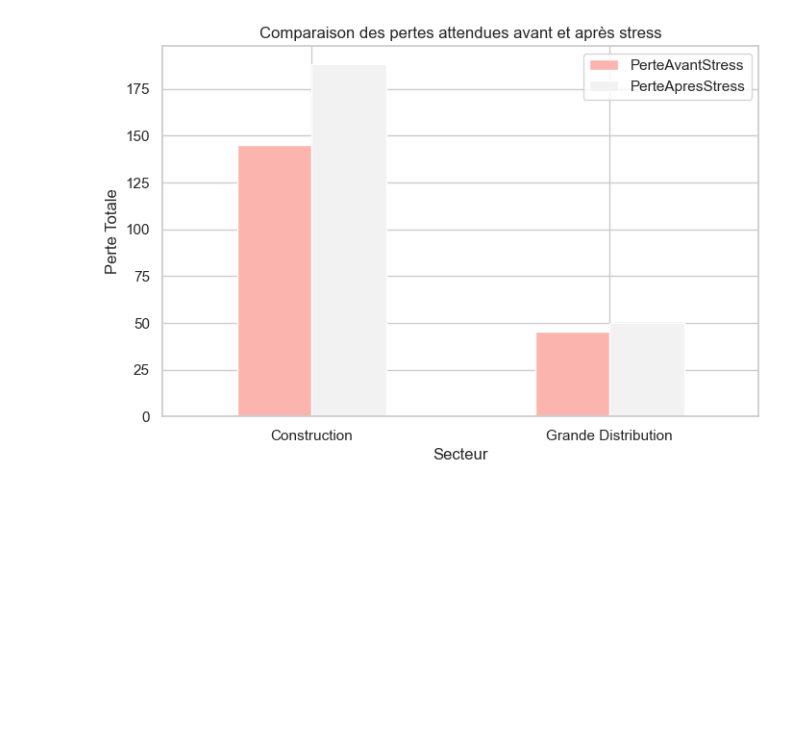
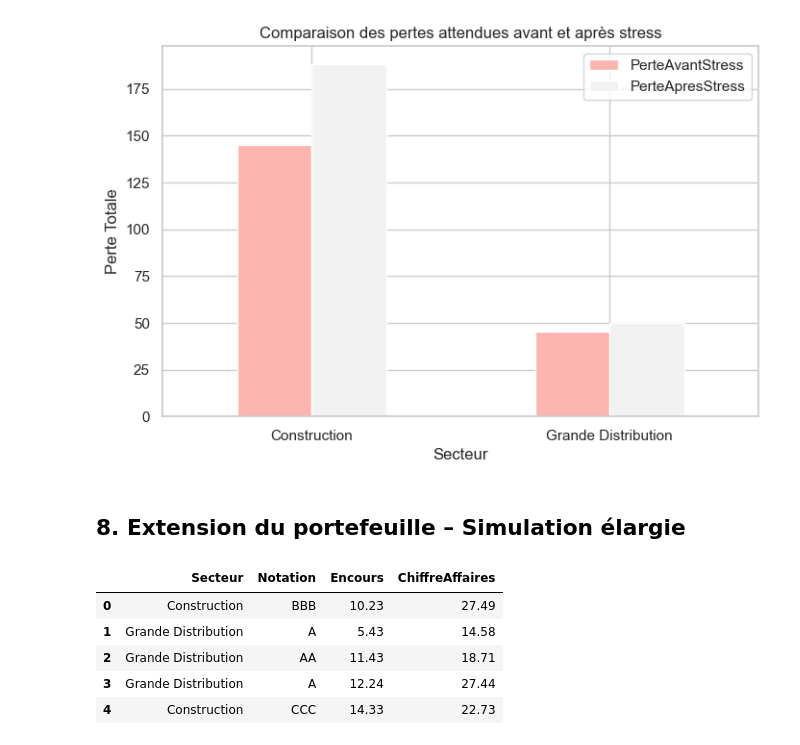
Before and after one commit to CALAIN1/stress-test-global-risk, a Jupyter notebook: stress_test_global_risk_FINAL.ipynb, the cells around one changed output. Cells and saved outputs as stored; diff of their text form; code cells hidden in the pictures; blank space fills up the shorter version.

Commit message:
add extended stress test simulation

```diff
--- a/stress_test_global_risk_FINAL.ipynb
+++ b/stress_test_global_risk_FINAL.ipynb
@@ -411,3 +411,63 @@ plt.grid(True)
 plt.show()
 # %% [output]
 [figure]
+# %% [markdown]
+## 8. Extension du portefeuille – Simulation élargie
+# %%
+import numpy as np
+import pandas as pd
+
+np.random.seed(42)  # reproductibilité
+
+n_total = 130
+
+# Répartition sectorielle (exemple réaliste)
+secteurs = np.random.choice(
+    ['Construction', 'Grande Distribution'],
+    size=n_total,
+    p=[0.55, 0.45]
+)
+
+# Notations possibles
+notations = ['AAA', 'AA', 'A', 'BBB', 'BB', 'B', 'CCC']
+
+# Probabilités de notation par secteur (guidées métier)
+proba_notation_construction = [0.02, 0.05, 0.15, 0.28, 0.25, 0.15, 0.10]
+proba_notation_distribution = [0.05, 0.15, 0.30, 0.30, 0.12, 0.06, 0.02]
+
+notations_simulees = []
+for s in secteurs:
+    if s == 'Construction':
+        notations_simulees.append(
+            np.random.choice(notations, p=proba_notation_construction)
+        )
+    else:
+        notations_simulees.append(
+            np.random.choice(notations, p=proba_notation_distribution)
+        )
+
+# Encours simulés (en millions, positifs)
+encours = np.round(
+    np.abs(np.random.normal(loc=10, scale=4, size=n_total)),
+    2
+)
+
+# Chiffre d'affaires simulé (optionnel, cohérent avec l'encours)
+chiffre_affaires = np.round(encours * np.random.uniform(1.5, 3.0, size=n_total), 2)
+
+# DataFrame simulé
+df_simule = pd.DataFrame({
+    'Secteur': secteurs,
+    'Notation': notations_simulees,
+    'Encours': encours,
+    'ChiffreAffaires': chiffre_affaires
+})
+
+df_simule.head()
+# %% [output]
+|  | Secteur | Notation | Encours | ChiffreAffaires |
+| 0 | Construction | BBB | 10.23 | 27.49 |
+| 1 | Grande Distribution | A | 5.43 | 14.58 |
+| 2 | Grande Distribution | AA | 11.43 | 18.71 |
+| 3 | Grande Distribution | A | 12.24 | 27.44 |
+| 4 | Construction | CCC | 14.33 | 22.73 |
```
Also changed, not shown: parts of 4 cells of this notebook.
